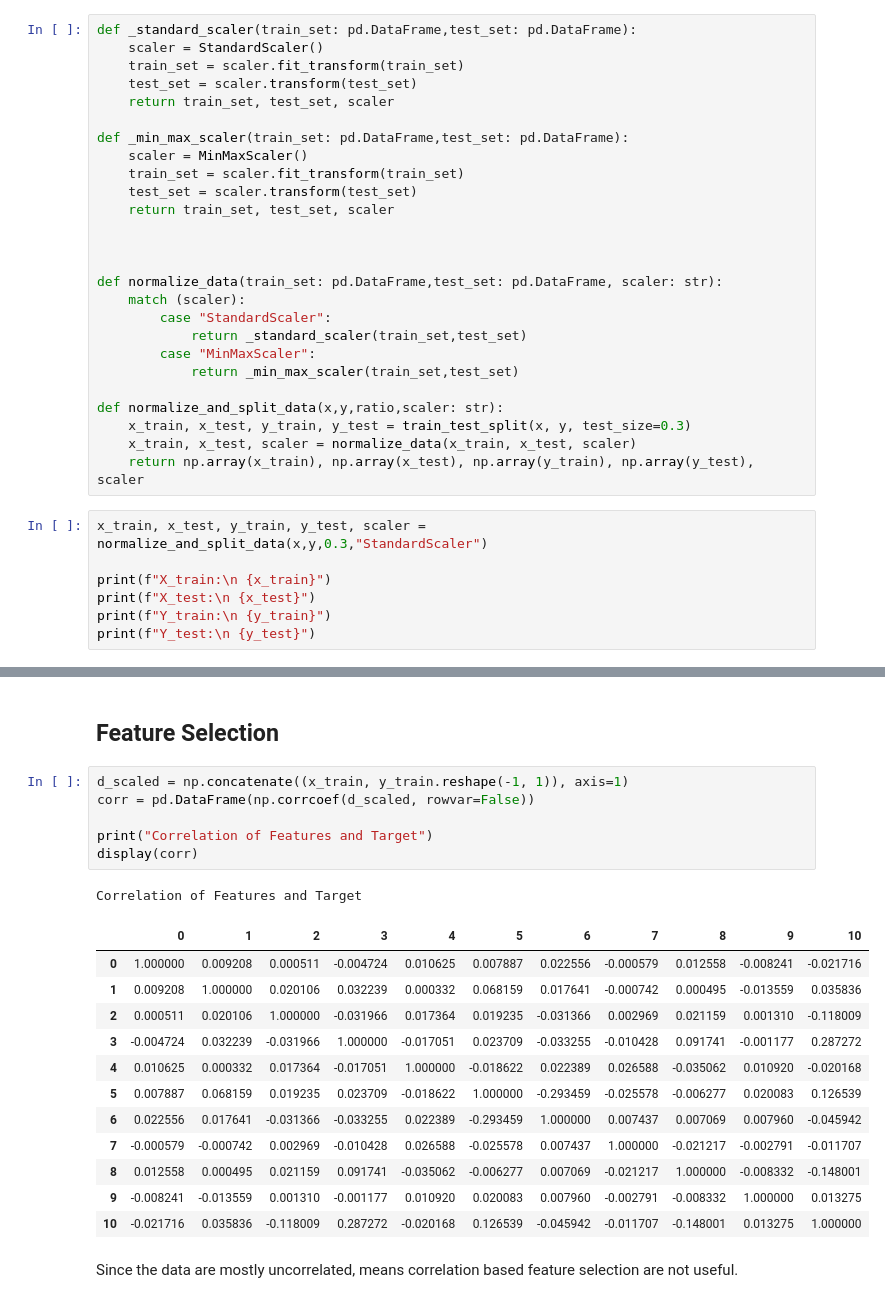
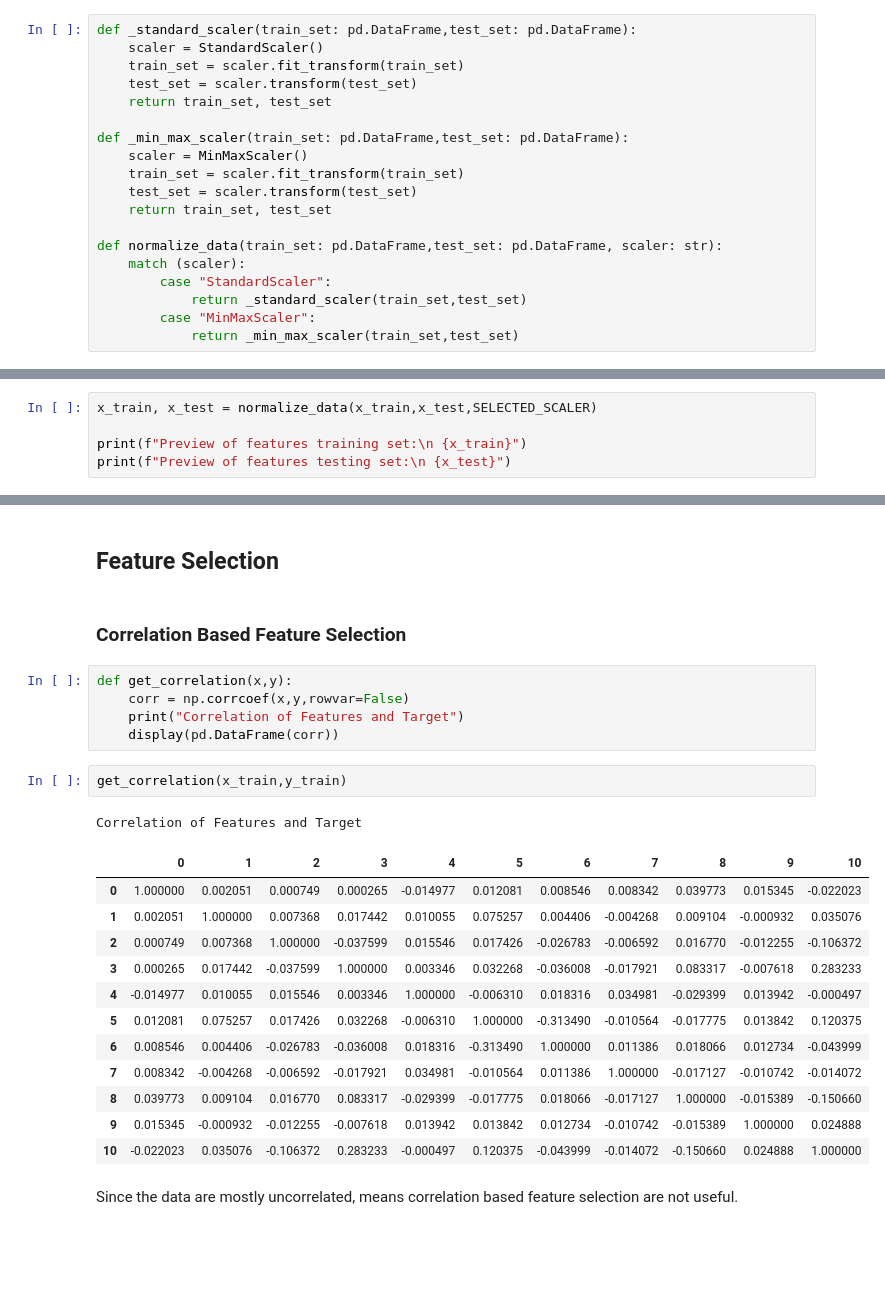
Before and after one commit to JoxNeis/CustomerChurnPredictor, a Jupyter notebook: CustomerChurnModel.ipynb, the cells around one changed output, grey strips where cells are left out. Saved outputs shown, nothing was run; the diff lists cells and outputs as text; blank space fills up the shorter version.

```diff
--- a/CustomerChurnModel.ipynb
+++ b/CustomerChurnModel.ipynb
@@ -138,15 +189,13 @@ def _standard_scaler(train_set: pd.DataFrame,test_set: pd.DataFrame):
     scaler = StandardScaler()
     train_set = scaler.fit_transform(train_set)
     test_set = scaler.transform(test_set)
-    return train_set, test_set, scaler
+    return train_set, test_set
 
 def _min_max_scaler(train_set: pd.DataFrame,test_set: pd.DataFrame):
     scaler = MinMaxScaler()
     train_set = scaler.fit_transform(train_set)
     test_set = scaler.transform(test_set)
-    return train_set, test_set, scaler
-
-
+    return train_set, test_set
 
 def normalize_data(train_set: pd.DataFrame,test_set: pd.DataFrame, scaler: str):
     match (scaler):
@@ -154,15 +203,3 @@ def normalize_data(train_set: pd.DataFrame,test_set: pd.DataFrame, scaler: str):
             return _standard_scaler(train_set,test_set)
         case "MinMaxScaler":
             return _min_max_scaler(train_set,test_set)
-
-def normalize_and_split_data(x,y,ratio,scaler: str):
-    x_train, x_test, y_train, y_test = train_test_split(x, y, test_size=0.3)
-    x_train, x_test, scaler = normalize_data(x_train, x_test, scaler)
-    return np.array(x_train), np.array(x_test), np.array(y_train), np.array(y_test), scaler
-# %%
-x_train, x_test, y_train, y_test, scaler = normalize_and_split_data(x,y,0.3,"StandardScaler")
-
-print(f"X_train:\n {x_train}")
-print(f"X_test:\n {x_test}")
-print(f"Y_train:\n {y_train}")
-print(f"Y_test:\n {y_test}")
@@ -186,0 +206,5 @@ Y_test:
+# %%
+x_train, x_test = normalize_data(x_train,x_test,SELECTED_SCALER)
+
+print(f"Preview of features training set:\n {x_train}")
+print(f"Preview of features testing set:\n {x_test}")
@@ -187,24 +229,27 @@ Y_test:
 # %% [markdown]
 ## Feature Selection
+# %% [markdown]
+### Correlation Based Feature Selection
 # %%
-d_scaled = np.concatenate((x_train, y_train.reshape(-1, 1)), axis=1)
-corr = pd.DataFrame(np.corrcoef(d_scaled, rowvar=False))
-
-print("Correlation of Features and Target")
-display(corr)
+def get_correlation(x,y):
+    corr = np.corrcoef(x,y,rowvar=False)
+    print("Correlation of Features and Target")
+    display(pd.DataFrame(corr))
-# %% [output]
-Correlation of Features and Target
-|  | 0 | 1 | 2 | 3 | 4 | 5 | 6 | 7 | 8 | 9 | 10 |
-| 0 | 1.000000 | 0.009208 | 0.000511 | -0.004724 | 0.010625 | 0.007887 | 0.022556 | -0.000579 | 0.012558 | -0.008241 | -0.021716 |
-| 1 | 0.009208 | 1.000000 | 0.020106 | 0.032239 | 0.000332 | 0.068159 | 0.017641 | -0.000742 | 0.000495 | -0.013559 | 0.035836 |
-| 2 | 0.000511 | 0.020106 | 1.000000 | -0.031966 | 0.017364 | 0.019235 | -0.031366 | 0.002969 | 0.021159 | 0.001310 | -0.118009 |
-| 3 | -0.004724 | 0.032239 | -0.031966 | 1.000000 | -0.017051 | 0.023709 | -0.033255 | -0.010428 | 0.091741 | -0.001177 | 0.287272 |
-| 4 | 0.010625 | 0.000332 | 0.017364 | -0.017051 | 1.000000 | -0.018622 | 0.022389 | 0.026588 | -0.035062 | 0.010920 | -0.020168 |
-| 5 | 0.007887 | 0.068159 | 0.019235 | 0.023709 | -0.018622 | 1.000000 | -0.293459 | -0.025578 | -0.006277 | 0.020083 | 0.126539 |
-| 6 | 0.022556 | 0.017641 | -0.031366 | -0.033255 | 0.022389 | -0.293459 | 1.000000 | 0.007437 | 0.007069 | 0.007960 | -0.045942 |
-| 7 | -0.000579 | -0.000742 | 0.002969 | -0.010428 | 0.026588 | -0.025578 | 0.007437 | 1.000000 | -0.021217 | -0.002791 | -0.011707 |
-| 8 | 0.012558 | 0.000495 | 0.021159 | 0.091741 | -0.035062 | -0.006277 | 0.007069 | -0.021217 | 1.000000 | -0.008332 | -0.148001 |
-| 9 | -0.008241 | -0.013559 | 0.001310 | -0.001177 | 0.010920 | 0.020083 | 0.007960 | -0.002791 | -0.008332 | 1.000000 | 0.013275 |
-| 10 | -0.021716 | 0.035836 | -0.118009 | 0.287272 | -0.020168 | 0.126539 | -0.045942 | -0.011707 | -0.148001 | 0.013275 | 1.000000 |
+# %%
+get_correlation(x_train,y_train)
+# %% [output]
+Correlation of Features and Target
+|  | 0 | 1 | 2 | 3 | 4 | 5 | 6 | 7 | 8 | 9 | 10 |
+| 0 | 1.000000 | 0.002051 | 0.000749 | 0.000265 | -0.014977 | 0.012081 | 0.008546 | 0.008342 | 0.039773 | 0.015345 | -0.022023 |
+| 1 | 0.002051 | 1.000000 | 0.007368 | 0.017442 | 0.010055 | 0.075257 | 0.004406 | -0.004268 | 0.009104 | -0.000932 | 0.035076 |
+| 2 | 0.000749 | 0.007368 | 1.000000 | -0.037599 | 0.015546 | 0.017426 | -0.026783 | -0.006592 | 0.016770 | -0.012255 | -0.106372 |
+| 3 | 0.000265 | 0.017442 | -0.037599 | 1.000000 | 0.003346 | 0.032268 | -0.036008 | -0.017921 | 0.083317 | -0.007618 | 0.283233 |
+| 4 | -0.014977 | 0.010055 | 0.015546 | 0.003346 | 1.000000 | -0.006310 | 0.018316 | 0.034981 | -0.029399 | 0.013942 | -0.000497 |
+| 5 | 0.012081 | 0.075257 | 0.017426 | 0.032268 | -0.006310 | 1.000000 | -0.313490 | -0.010564 | -0.017775 | 0.013842 | 0.120375 |
+| 6 | 0.008546 | 0.004406 | -0.026783 | -0.036008 | 0.018316 | -0.313490 | 1.000000 | 0.011386 | 0.018066 | 0.012734 | -0.043999 |
+| 7 | 0.008342 | -0.004268 | -0.006592 | -0.017921 | 0.034981 | -0.010564 | 0.011386 | 1.000000 | -0.017127 | -0.010742 | -0.014072 |
+| 8 | 0.039773 | 0.009104 | 0.016770 | 0.083317 | -0.029399 | -0.017775 | 0.018066 | -0.017127 | 1.000000 | -0.015389 | -0.150660 |
+| 9 | 0.015345 | -0.000932 | -0.012255 | -0.007618 | 0.013942 | 0.013842 | 0.012734 | -0.010742 | -0.015389 | 1.000000 | 0.024888 |
+| 10 | -0.022023 | 0.035076 | -0.106372 | 0.283233 | -0.000497 | 0.120375 | -0.043999 | -0.014072 | -0.150660 | 0.024888 | 1.000000 |
 # %% [markdown]
 Since the data are mostly uncorrelated, means correlation based feature selection are not useful.
```
Also changed, not shown: parts of 50 cells of this notebook.
